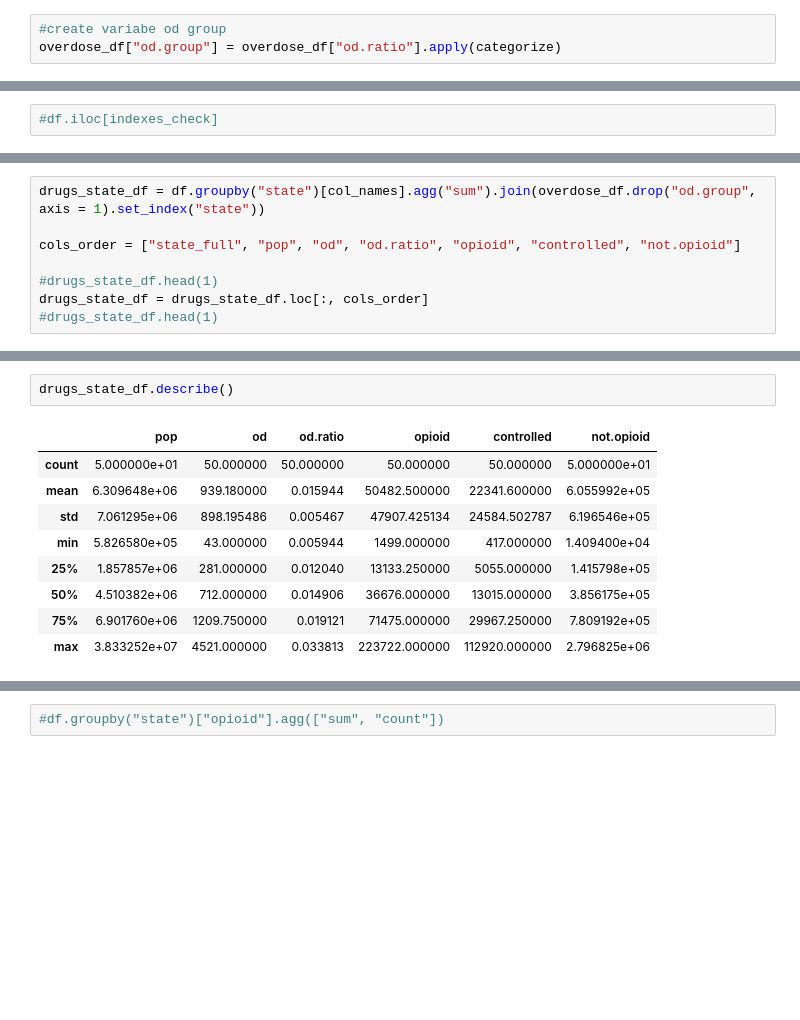
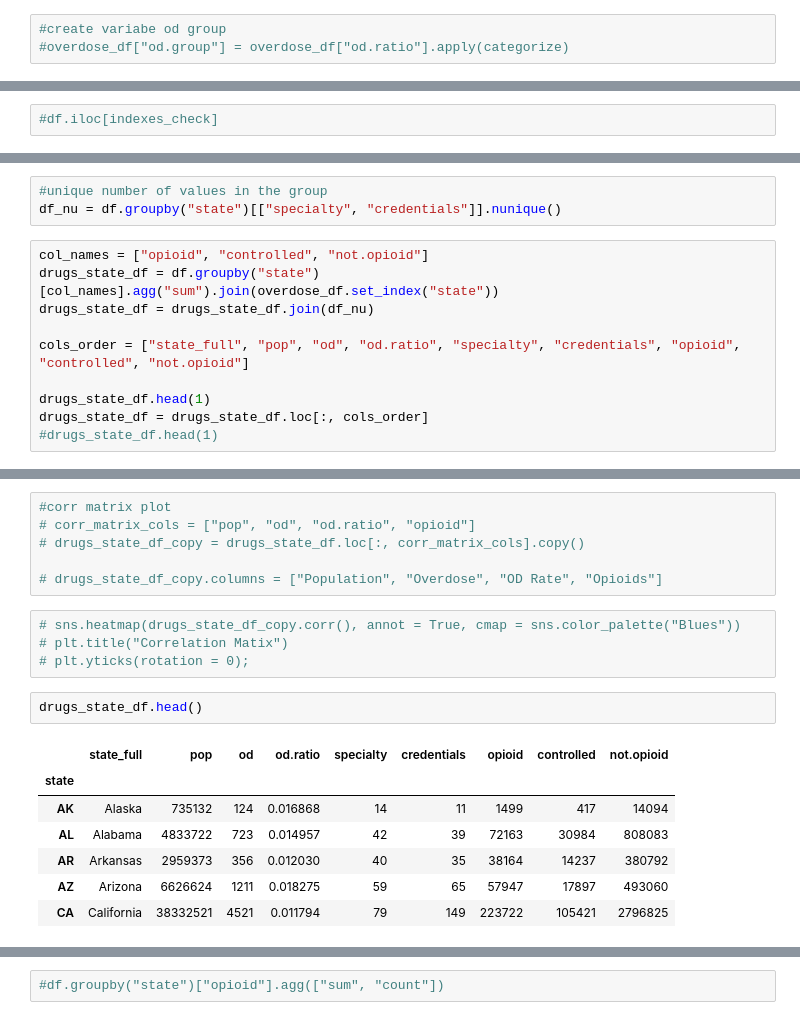
Before and after one commit to alex-bolshunov/data_mining_project, a Jupyter notebook: data_mining_project.ipynb, the cells around one changed output, grey strips where cells are left out. Drawn from its saved outputs; the diff is of its cells as text; blank space fills up the shorter version.

```diff
--- a/data_mining_project.ipynb
+++ b/data_mining_project.ipynb
@@ -130,6 +126,6 @@ def categorize(num):
   return selected_group
 # %%
 #create variabe od group
-overdose_df["od.group"] = overdose_df["od.ratio"].apply(categorize)
+#overdose_df["od.group"] = overdose_df["od.ratio"].apply(categorize)
 # %%
 #check value counts
@@ -332,8 +289,13 @@ sum_stat1.join([sum_stat2, sum_stat3])
+# %%
+#unique number of values in the group
+df_nu = df.groupby("state")[["specialty", "credentials"]].nunique()
 # %%
-drugs_state_df = df.groupby("state")[col_names].agg("sum").join(overdose_df.drop("od.group", axis = 1).set_index("state"))
+col_names = ["opioid", "controlled", "not.opioid"]
+drugs_state_df = df.groupby("state")[col_names].agg("sum").join(overdose_df.set_index("state"))
+drugs_state_df = drugs_state_df.join(df_nu)
 
-cols_order = ["state_full", "pop", "od", "od.ratio", "opioid", "controlled", "not.opioid"]
+cols_order = ["state_full", "pop", "od", "od.ratio", "specialty", "credentials", "opioid", "controlled", "not.opioid"]
 
-#drugs_state_df.head(1)
+drugs_state_df.head(1)
 drugs_state_df = drugs_state_df.loc[:, cols_order]
 #drugs_state_df.head(1)
@@ -340,12 +369,20 @@ drugs_state_df = drugs_state_df.loc[:, cols_order]
+# %%
+#corr matrix plot
+# corr_matrix_cols = ["pop", "od", "od.ratio", "opioid"]
+# drugs_state_df_copy = drugs_state_df.loc[:, corr_matrix_cols].copy()
+
+# drugs_state_df_copy.columns = ["Population", "Overdose", "OD Rate", "Opioids"]
+# %%
+# sns.heatmap(drugs_state_df_copy.corr(), annot = True, cmap = sns.color_palette("Blues"))
+# plt.title("Correlation Matix")
+# plt.yticks(rotation = 0);
 # %%
-drugs_state_df.describe()
+drugs_state_df.head()
 # %% [output]
-|  | pop | od | od.ratio | opioid | controlled | not.opioid |
-| count | 5.000000e+01 | 50.000000 | 50.000000 | 50.000000 | 50.000000 | 5.000000e+01 |
-| mean | 6.309648e+06 | 939.180000 | 0.015944 | 50482.500000 | 22341.600000 | 6.055992e+05 |
-| std | 7.061295e+06 | 898.195486 | 0.005467 | 47907.425134 | 24584.502787 | 6.196546e+05 |
-| min | 5.826580e+05 | 43.000000 | 0.005944 | 1499.000000 | 417.000000 | 1.409400e+04 |
-| 25% | 1.857857e+06 | 281.000000 | 0.012040 | 13133.250000 | 5055.000000 | 1.415798e+05 |
-| 50% | 4.510382e+06 | 712.000000 | 0.014906 | 36676.000000 | 13015.000000 | 3.856175e+05 |
-| 75% | 6.901760e+06 | 1209.750000 | 0.019121 | 71475.000000 | 29967.250000 | 7.809192e+05 |
-| max | 3.833252e+07 | 4521.000000 | 0.033813 | 223722.000000 | 112920.000000 | 2.796825e+06 |
+|  | state_full | pop | od | od.ratio | specialty | credentials | opioid | controlled | not.opioid |
+| state |  |  |  |  |  |  |  |  |  |
+| AK | Alaska | 735132 | 124 | 0.016868 | 14 | 11 | 1499 | 417 | 14094 |
+| AL | Alabama | 4833722 | 723 | 0.014957 | 42 | 39 | 72163 | 30984 | 808083 |
+| AR | Arkansas | 2959373 | 356 | 0.012030 | 40 | 35 | 38164 | 14237 | 380792 |
+| AZ | Arizona | 6626624 | 1211 | 0.018275 | 59 | 65 | 57947 | 17897 | 493060 |
+| CA | California | 38332521 | 4521 | 0.011794 | 79 | 149 | 223722 | 105421 | 2796825 |
```
Also changed, not shown: parts of 36 cells of this notebook.
